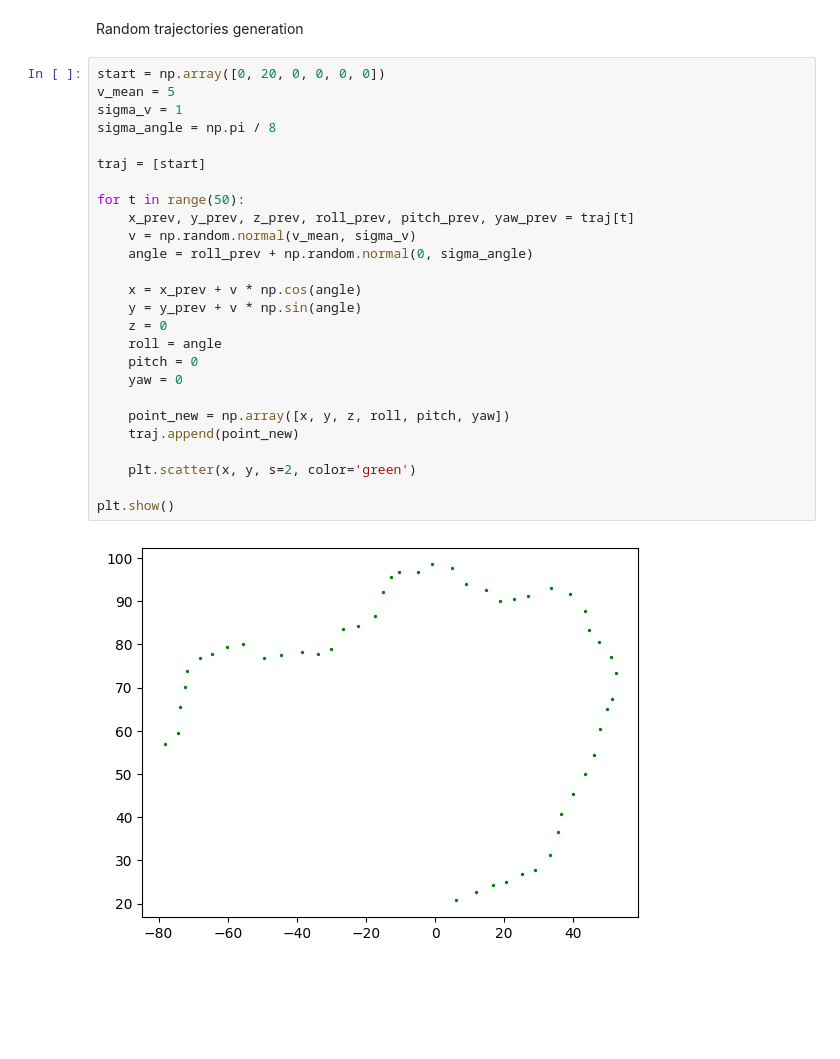
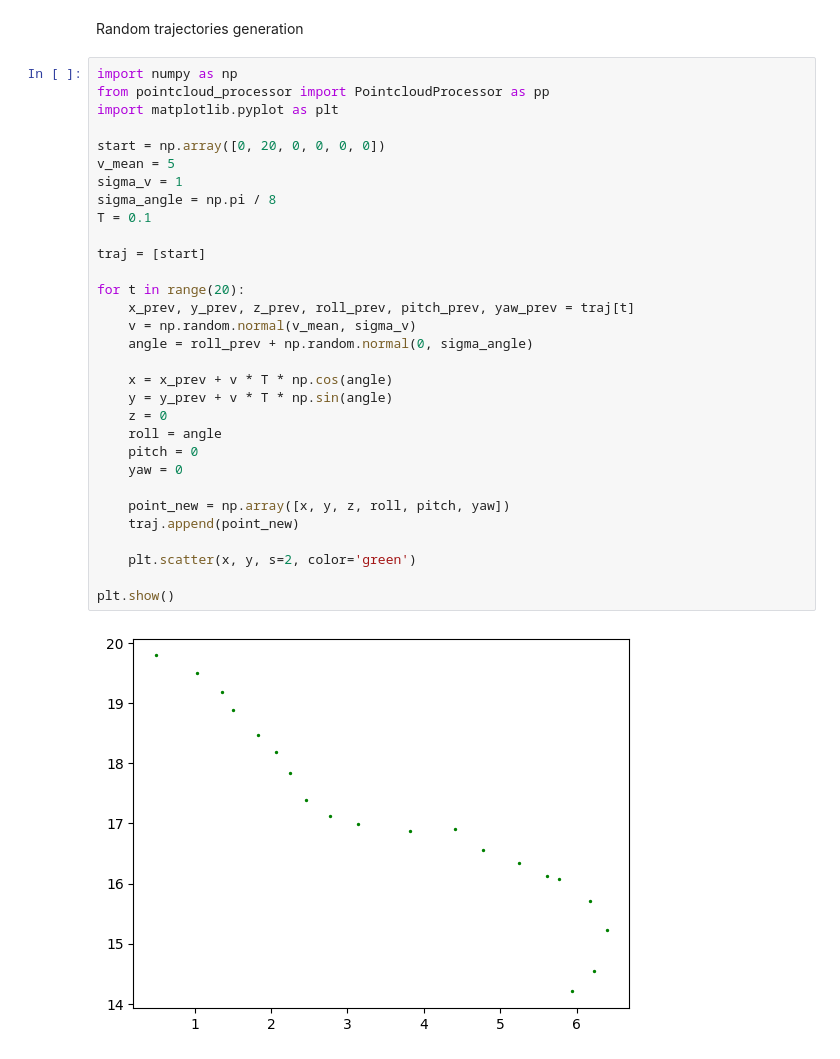
Before and after one commit to aaboiko/buoy_sonar_python, a Jupyter notebook: utils.ipynb, the cells around one changed output. Cells and saved outputs as stored; diff of their text form; blank space fills up the shorter version.

```diff
--- a/utils.ipynb
+++ b/utils.ipynb
@@ -682,30 +682,35 @@ array([[1., 0., 0.],
 # %% [markdown]
 Random trajectories generation
 # %%
+import numpy as np
+from pointcloud_processor import PointcloudProcessor as pp
+import matplotlib.pyplot as plt
+
 start = np.array([0, 20, 0, 0, 0, 0])
 v_mean = 5
 sigma_v = 1
 sigma_angle = np.pi / 8
+T = 0.1
 
 traj = [start]
 
-for t in range(50):
+for t in range(20):
     x_prev, y_prev, z_prev, roll_prev, pitch_prev, yaw_prev = traj[t]
     v = np.random.normal(v_mean, sigma_v)
     angle = roll_prev + np.random.normal(0, sigma_angle)
 
-    x = x_prev + v * np.cos(angle)
-    y = y_prev + v * np.sin(angle)
+    x = x_prev + v * T * np.cos(angle)
+    y = y_prev + v * T * np.sin(angle)
     z = 0
     roll = angle
     pitch = 0
     yaw = 0
 
     point_new = np.array([x, y, z, roll, pitch, yaw])
     traj.append(point_new)
 
     plt.scatter(x, y, s=2, color='green')
 
 plt.show()
 # %% [output]
-[figure, old version]
+[figure, new version]
```
Also changed, not shown: parts of 9 cells of this notebook, 4 other files.
